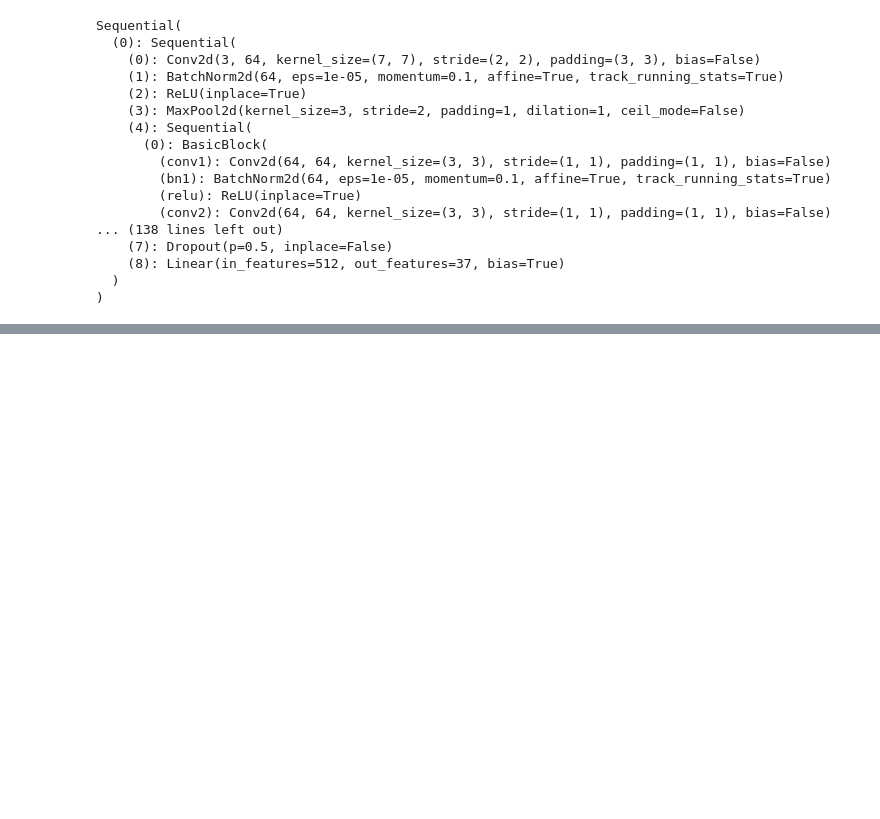
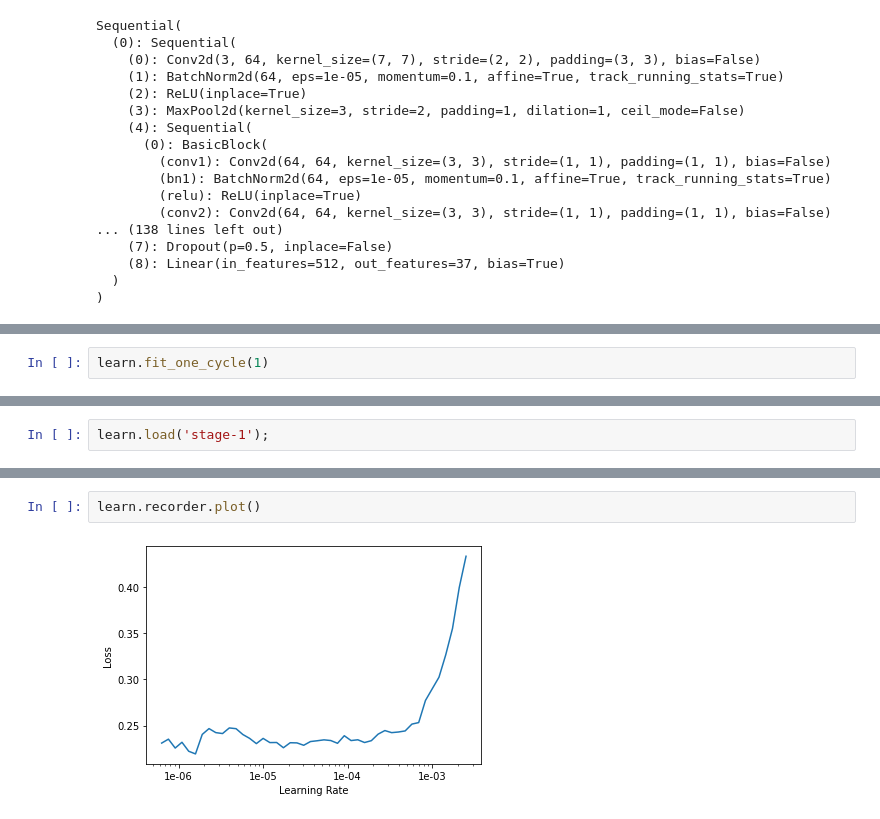
Before and after one commit to jthetzel/practical-deep-learning-for-coders, a Jupyter notebook: notebooks/lesson-1.ipynb, the cells around one changed output, grey strips where cells are left out. Drawn from its saved outputs; the diff is of its cells as text; blank space fills up the shorter version.

```diff
--- a/notebooks/lesson-1.ipynb
+++ b/notebooks/lesson-1.ipynb
@@ -111,0 +173,2 @@ learn.fit_one_cycle(4)
+# %%
+learn.fit_one_cycle(1)
@@ -111,0 +178,2 @@ learn.fit_one_cycle(4)
+# %%
+learn.load('stage-1');
@@ -111,0 +187,4 @@ learn.fit_one_cycle(4)
+# %%
+learn.recorder.plot()
+# %% [output]
+[figure, added]
```
Also changed, not shown: parts of 39 cells of this notebook.
